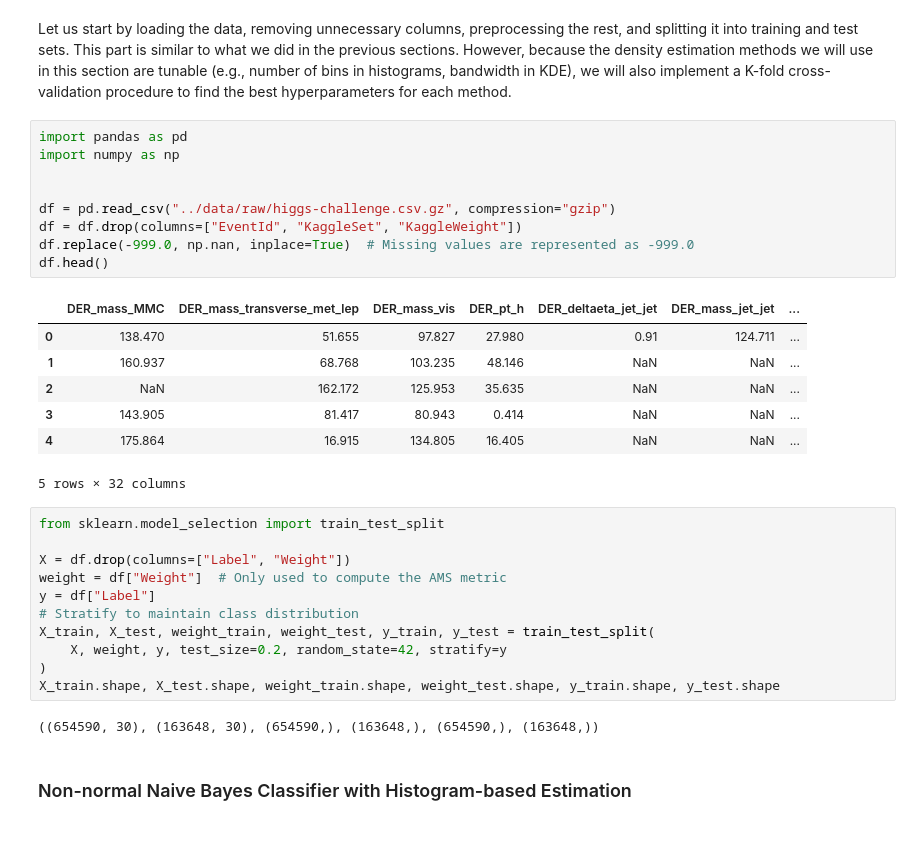
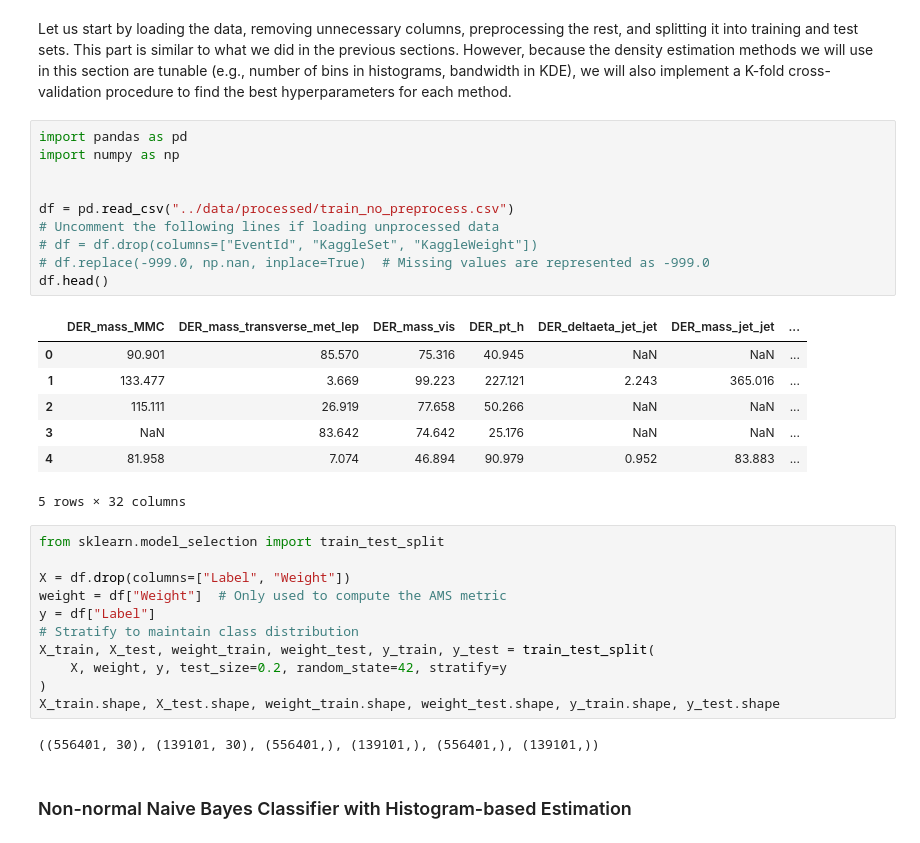
Before and after one commit to AimbotParce/MDS-AML-HiggsBosonATLAS, a Jupyter notebook: notebooks/non-normal-naive-bayes.ipynb, the cells around one changed output. Drawn from its saved outputs; the diff is of its cells as text.

```diff
--- a/notebooks/non-normal-naive-bayes.ipynb
+++ b/notebooks/non-normal-naive-bayes.ipynb
@@ -9,19 +9,20 @@ Let us start by loading the data, removing unnecessary columns, preprocessing th
 # %%
 import pandas as pd
 import numpy as np
 
 
-df = pd.read_csv("../data/raw/higgs-challenge.csv.gz", compression="gzip")
-df = df.drop(columns=["EventId", "KaggleSet", "KaggleWeight"])
-df.replace(-999.0, np.nan, inplace=True)  # Missing values are represented as -999.0
+df = pd.read_csv("../data/processed/train_no_preprocess.csv")
+# Uncomment the following lines if loading unprocessed data
+# df = df.drop(columns=["EventId", "KaggleSet", "KaggleWeight"])
+# df.replace(-999.0, np.nan, inplace=True)  # Missing values are represented as -999.0
 df.head()
 # %% [output]
 |  | DER_mass_MMC | DER_mass_transverse_met_lep | DER_mass_vis | DER_pt_h | DER_deltaeta_jet_jet | DER_mass_jet_jet | ... |
-| 0 | 138.470 | 51.655 | 97.827 | 27.980 | 0.91 | 124.711 | ... |
-| 1 | 160.937 | 68.768 | 103.235 | 48.146 | NaN | NaN | ... |
-| 2 | NaN | 162.172 | 125.953 | 35.635 | NaN | NaN | ... |
-| 3 | 143.905 | 81.417 | 80.943 | 0.414 | NaN | NaN | ... |
-| 4 | 175.864 | 16.915 | 134.805 | 16.405 | NaN | NaN | ... |
+| 0 | 90.901 | 85.570 | 75.316 | 40.945 | NaN | NaN | ... |
+| 1 | 133.477 | 3.669 | 99.223 | 227.121 | 2.243 | 365.016 | ... |
+| 2 | 115.111 | 26.919 | 77.658 | 50.266 | NaN | NaN | ... |
+| 3 | NaN | 83.642 | 74.642 | 25.176 | NaN | NaN | ... |
+| 4 | 81.958 | 7.074 | 46.894 | 90.979 | 0.952 | 83.883 | ... |
 5 rows × 32 columns
 # %%
 from sklearn.model_selection import train_test_split
@@ -35,7 +36,7 @@ X_train, X_test, weight_train, weight_test, y_train, y_test = train_test_split(
 )
 X_train.shape, X_test.shape, weight_train.shape, weight_test.shape, y_train.shape, y_test.shape
 # %% [output]
-((654590, 30), (163648, 30), (654590,), (163648,), (654590,), (163648,))
+((556401, 30), (139101, 30), (556401,), (139101,), (556401,), (139101,))
 # %% [markdown]
 ### Non-normal Naive Bayes Classifier with Histogram-based Estimation
 # %% [markdown]
```
Also changed, not shown: parts of 16 cells of this notebook, 1 other file.
